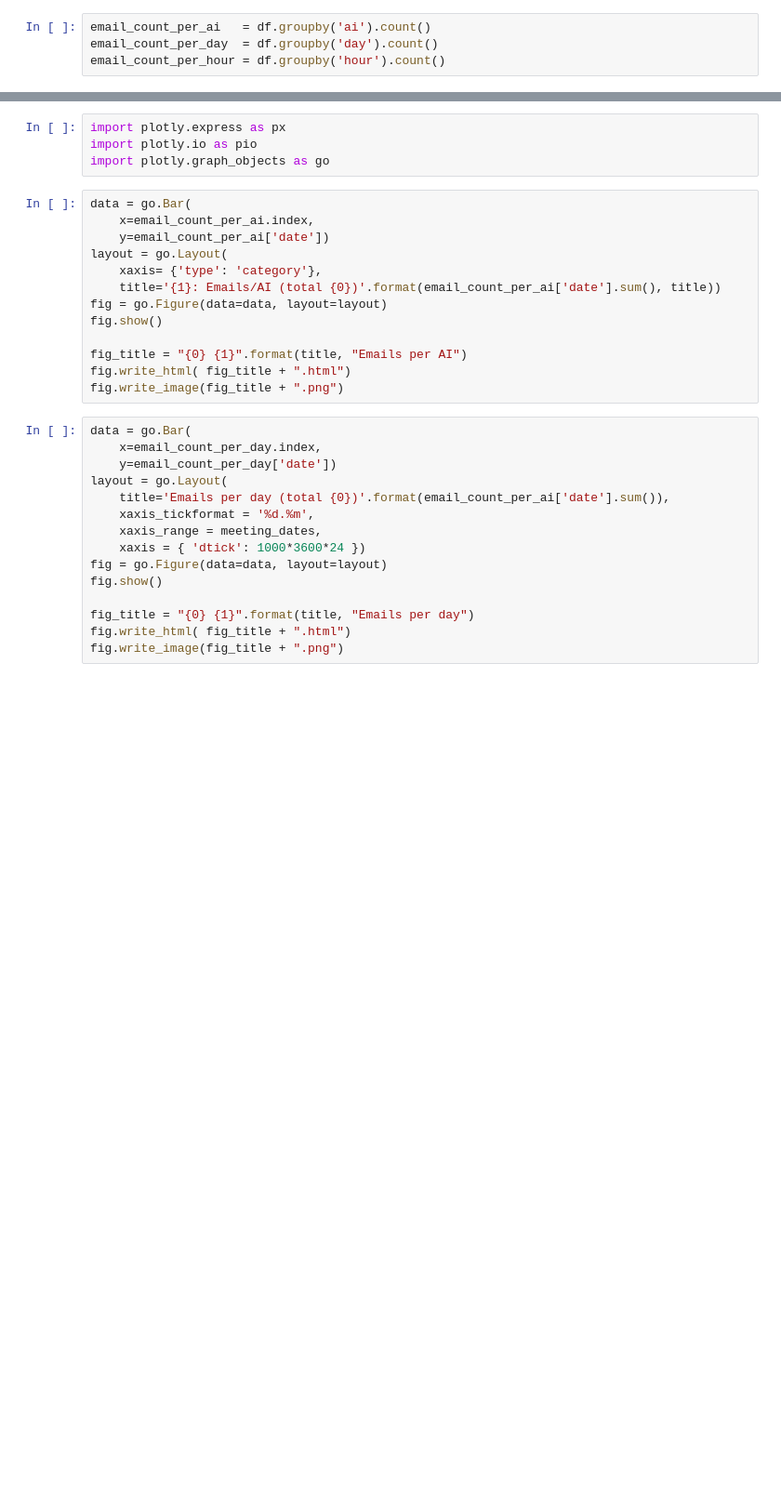
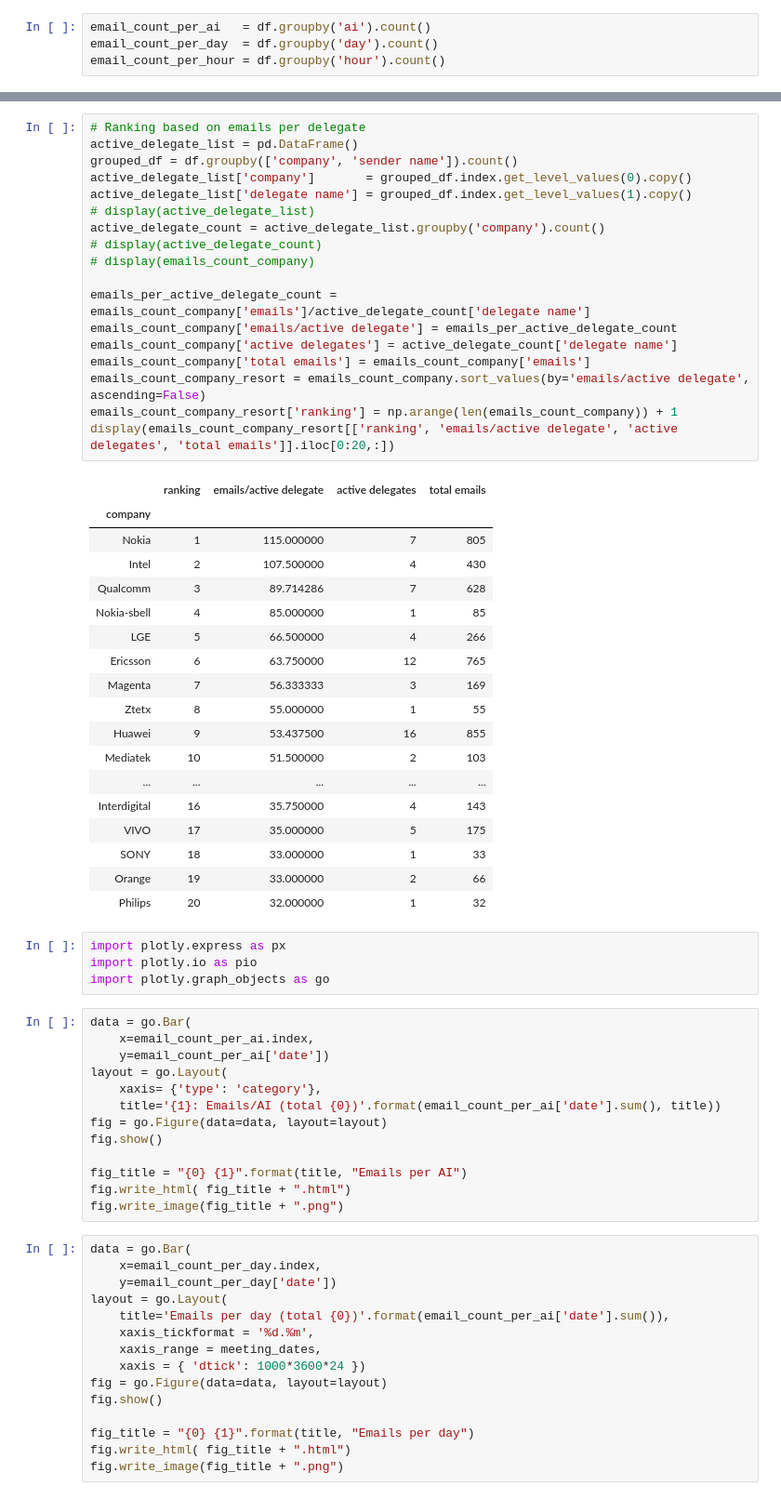
Before and after one commit to telekom/3gpp-meeting-tools, a Jupyter notebook: 3GPP Meeting Email Statistics/eMeeting Email statistics.ipynb, the cells around one changed output, grey strips where cells are left out. Shown at 93% size. Cells and saved outputs as stored; diff of their text form; blank space fills up the shorter version.

Commit message:
Added statistics per company.

```diff
--- a/3GPP Meeting Email Statistics/eMeeting Email statistics.ipynb
+++ b/3GPP Meeting Email Statistics/eMeeting Email statistics.ipynb
@@ -95,3 +165,40 @@ pd.options.display.max_rows = 60
+# %%
+# Ranking based on emails per delegate
+active_delegate_list = pd.DataFrame()
+grouped_df = df.groupby(['company', 'sender name']).count()
+active_delegate_list['company']       = grouped_df.index.get_level_values(0).copy()
+active_delegate_list['delegate name'] = grouped_df.index.get_level_values(1).copy()
+# display(active_delegate_list)
+active_delegate_count = active_delegate_list.groupby('company').count()
+# display(active_delegate_count)
+# display(emails_count_company)
+
+emails_per_active_delegate_count = emails_count_company['emails']/active_delegate_count['delegate name']
+emails_count_company['emails/active delegate'] = emails_per_active_delegate_count
+emails_count_company['active delegates'] = active_delegate_count['delegate name']
+emails_count_company['total emails'] = emails_count_company['emails']
+emails_count_company_resort = emails_count_company.sort_values(by='emails/active delegate', ascending=False)
+emails_count_company_resort['ranking'] = np.arange(len(emails_count_company)) + 1
+display(emails_count_company_resort[['ranking', 'emails/active delegate', 'active delegates', 'total emails']].iloc[0:20,:])
+# %% [output]
+|  | ranking | emails/active delegate | active delegates | total emails |
+| company |  |  |  |  |
+| Nokia | 1 | 115.000000 | 7 | 805 |
+| Intel | 2 | 107.500000 | 4 | 430 |
+| Qualcomm | 3 | 89.714286 | 7 | 628 |
+| Nokia-sbell | 4 | 85.000000 | 1 | 85 |
+| LGE | 5 | 66.500000 | 4 | 266 |
+| Ericsson | 6 | 63.750000 | 12 | 765 |
+| Magenta | 7 | 56.333333 | 3 | 169 |
+| Ztetx | 8 | 55.000000 | 1 | 55 |
+| Huawei | 9 | 53.437500 | 16 | 855 |
+| Mediatek | 10 | 51.500000 | 2 | 103 |
+| ... | ... | ... | ... | ... |
+| Interdigital | 16 | 35.750000 | 4 | 143 |
+| VIVO | 17 | 35.000000 | 5 | 175 |
+| SONY | 18 | 33.000000 | 1 | 33 |
+| Orange | 19 | 33.000000 | 2 | 66 |
+| Philips | 20 | 32.000000 | 1 | 32 |
 # %%
 import plotly.express as px
 import plotly.io as pio
```
Also changed, not shown: parts of 4 cells of this notebook.
